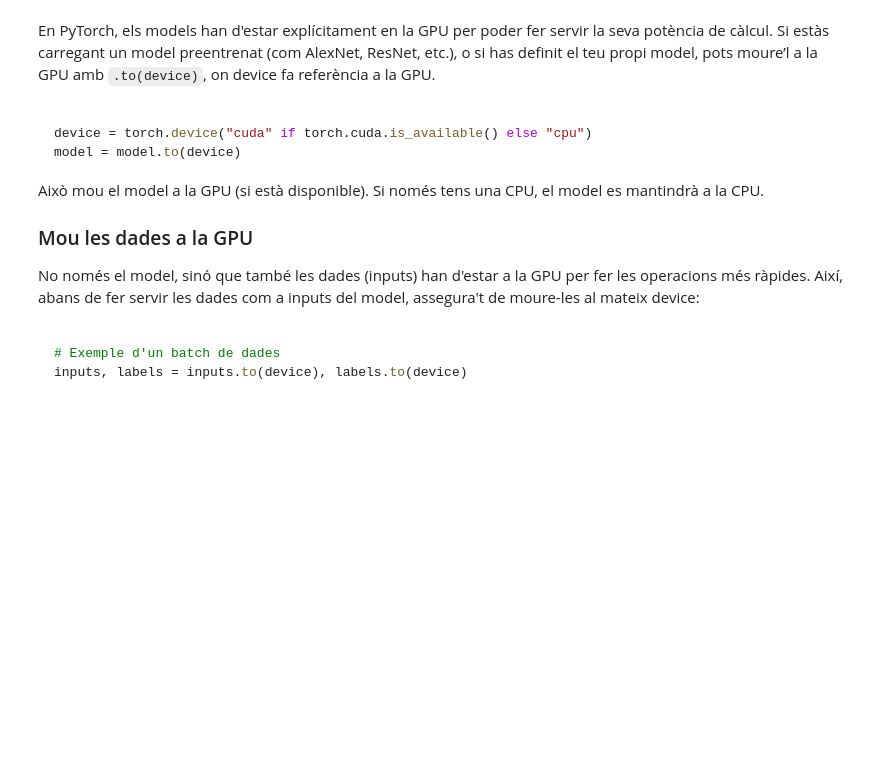
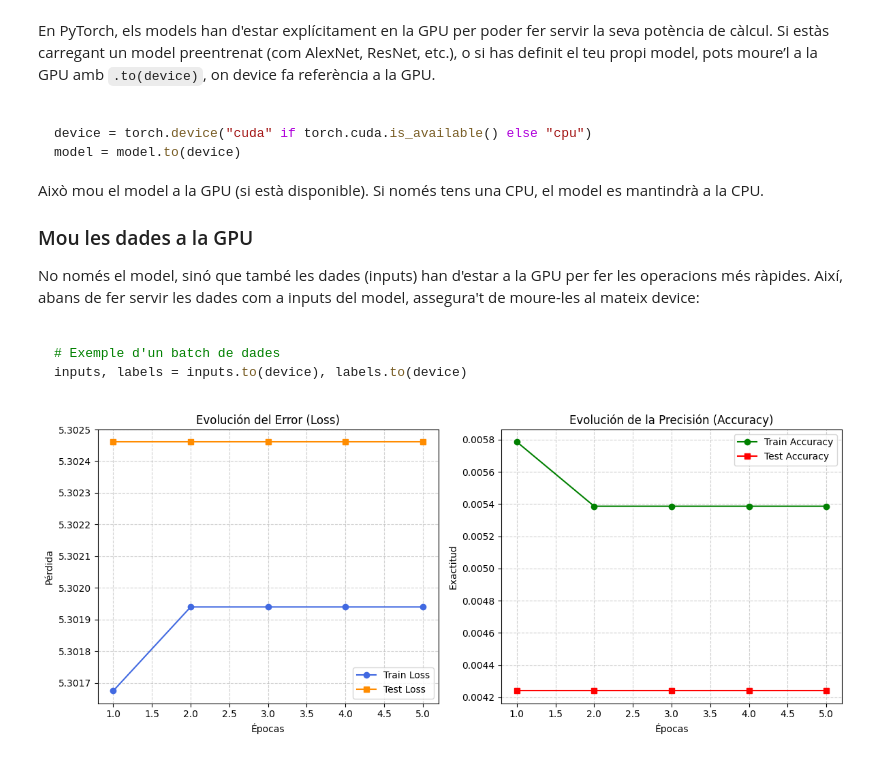
Before and after one commit to AntoniPad/AA, a Jupyter notebook: 06_Transfer/solucio/AlexNet_Transfer.ipynb, the cells around one changed output. Cells and saved outputs as stored; diff of their text form; code cells hidden in the pictures; blank space fills up the shorter version.

```diff
--- a/06_Transfer/solucio/AlexNet_Transfer.ipynb
+++ b/06_Transfer/solucio/AlexNet_Transfer.ipynb
@@ -75,15 +96,12 @@ Una vegada que hem descarregat les dades les podem descomprimir i finalment come
 # %%
 import random
 
-BATCH_SIZE = 128
-EPOCHS = 30
+BATCH_SIZE = 4
+EPOCHS = 15
 SAMPLE = 50000
 
 transform = transforms.Compose([
-    transforms.Resize(256),         # 1. Ajustar primero a 256
-    transforms.CenterCrop(224),     # 2. Recortar al tamaño de entrada (224x224)
     transforms.ToTensor(),
-    transforms.Normalize([0.485, 0.456, 0.406], [0.229, 0.224, 0.225]) # 3. Normalización ImageNet
 ])
 
 whole_dataset = datasets.ImageFolder('tiny-imagenet-200/tiny-imagenet-200/train', transform=transform)
@@ -334,30 +350,40 @@ for t in tqdm(range(EPOCHS), desc="Èpoques"):
     running_test_loss.append(batch_test_loss / (i_batch + 1))
     running_test_acc_cnn.append(batch_test_acc / (i_batch + 1))
 # %%
-from matplotlib import pyplot as plt
+import matplotlib.pyplot as plt
+import torch
 
-plt.figure(figsize=(15,5))
+# Convertimos las listas a valores numéricos (float)
+train_loss = [float(l.cpu().numpy()) if torch.is_tensor(l) else float(l) for l in running_loss]
+train_acc = [float(a) for a in running_acc]
+test_loss = [float(l.cpu().numpy()) if torch.is_tensor(l) else float(l) for l in running_test_loss]
+test_acc = [float(a) for a in running_test_acc_cnn]
 
+epochs = range(1, len(train_loss) + 1)
+
+plt.figure(figsize=(12, 5))
+
+# === GRÁFICO 1: LOSS ===
 plt.subplot(1, 2, 1)
-plt.title("Loss function")
-plt.plot(
-    [x.cpu().item() if hasattr(x, "cpu") else x for x in running_loss],
-    label="Train loss"
-)
-plt.plot(
-    [x.cpu().item() if hasattr(x, "cpu") else x for x in running_test_loss],
-    label="Val. loss"
-)
+plt.plot(epochs, train_loss, label='Train Loss', marker='o', color='royalblue')
+plt.plot(epochs, test_loss, label='Test Loss', marker='s', color='darkorange')
+plt.title('Evolución del Error (Loss)')
+plt.xlabel('Épocas')
+plt.ylabel('Pérdida')
 plt.legend()
+plt.grid(True, linestyle='--', alpha=0.6)
 
+# === GRÁFICO 2: ACCURACY ===
 plt.subplot(1, 2, 2)
-plt.title("Accuracy")
-plt.plot(
-    [x.cpu().item() if hasattr(x, "cpu") else x for x in running_acc],
-    label="Train accuracy"
-)
-plt.plot(
-    [x.cpu().item() if hasattr(x, "cpu") else x for x in running_test_acc_cnn],
-    label="Val. accuracy"
-)
+plt.plot(epochs, train_acc, label='Train Accuracy', marker='o', color='green')
+plt.plot(epochs, test_acc, label='Test Accuracy', marker='s', color='red')
+plt.title('Evolución de la Precisión (Accuracy)')
+plt.xlabel('Épocas')
+plt.ylabel('Exactitud')
 plt.legend()
+plt.grid(True, linestyle='--', alpha=0.6)
+
+plt.tight_layout()
+plt.show()
+# %% [output]
+[figure, added]
```
Also changed, not shown: parts of 6 cells of this notebook.
